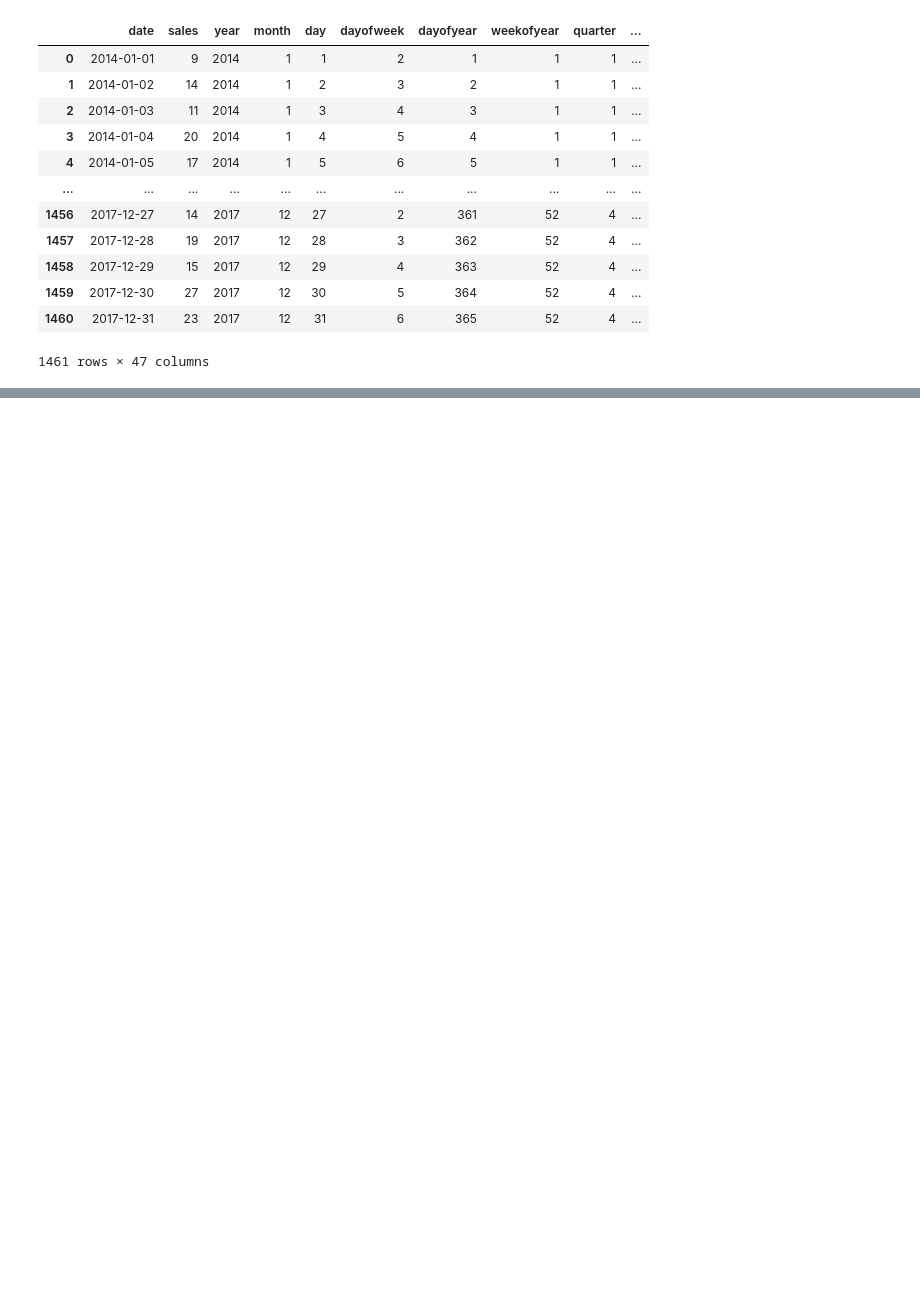
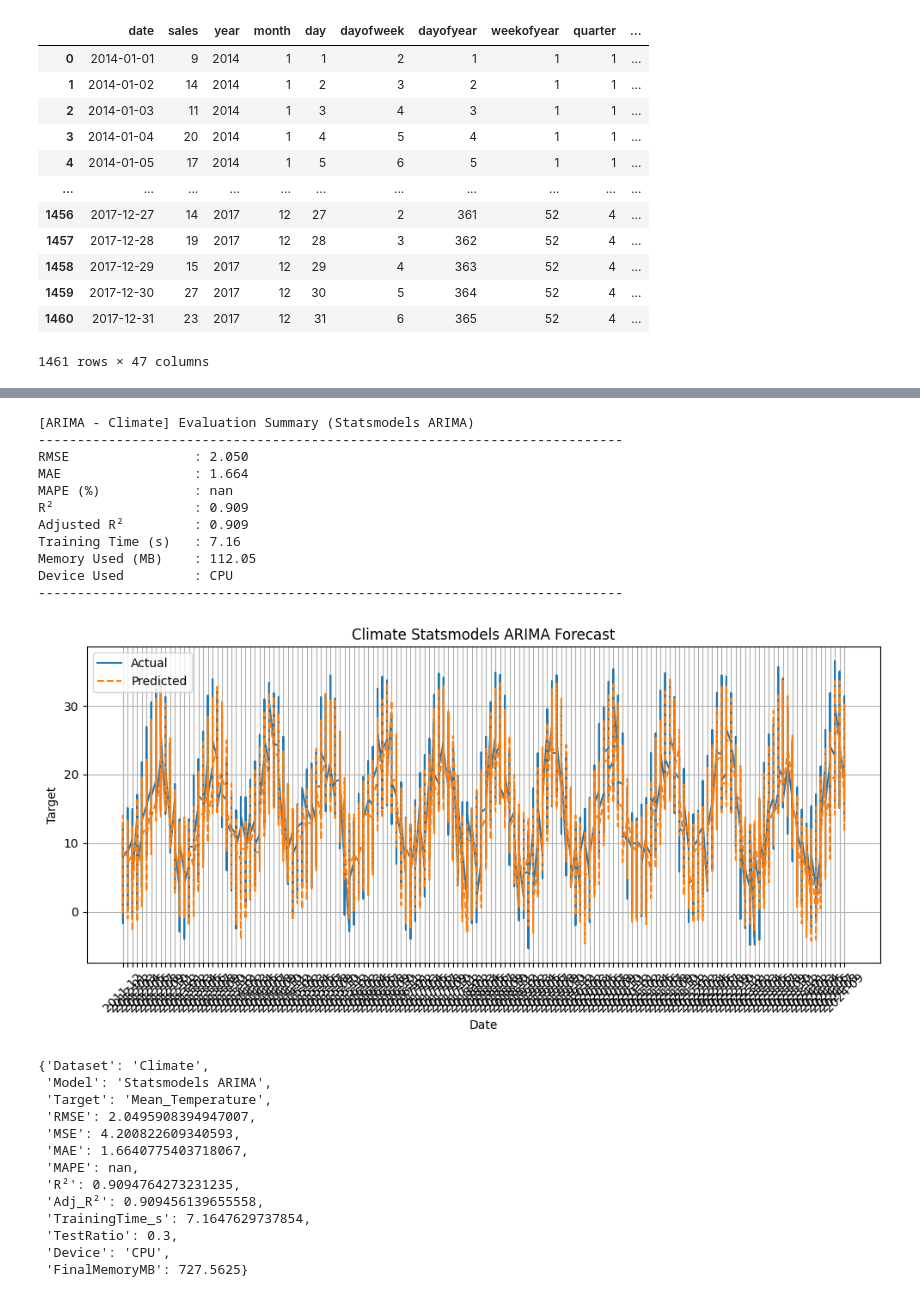
Before and after one commit to Cherry-808/DSS5104-ForecastDL, a Jupyter notebook: notebooks/ARIMA.ipynb, the cells around one changed output, grey strips where cells are left out. Cells and saved outputs as stored; diff of their text form; code cells hidden in the pictures; blank space fills up the shorter version.

```diff
--- a/notebooks/ARIMA.ipynb
+++ b/notebooks/ARIMA.ipynb
@@ -176,0 +236,14 @@ ValueError: x and y must have same first dimension, but have shapes (503,) and (
+# %%
+climate_data = pd.read_csv('../data/dataset_climate/raw/Temperature Data with Lag Features of California.csv')
+# climate_data = climate_data.dropna()
+
+# Keep only numeric columns
+numeric_df = climate_data.select_dtypes(include=[np.number])
+
+# Reattach timestamp
+numeric_df['TIME'] = climate_data['TIME'].values
+
+# Set the cleaned DataFrame back
+climate_data = numeric_df
+
+climate_data
@@ -176,0 +264,47 @@ ValueError: x and y must have same first dimension, but have shapes (503,) and (
+# %%
+# Run ARIMA Model on Climate Data
+
+# Define parameters for LSTM model
+climate_data.name = "Climate"
+target = 'Mean_Temperature'
+date_col = 'TIME'  # Column name for the date
+test_ratio = 0.3  # Proportion of data to use for testing
+engine = "statsmodels"
+order=(5, 1, 0)  # ARIMA order (p, d, q)
+
+climate_arima_results = run_arima_on_dataset(
+    climate_data,
+    target,
+    date_col,
+    test_ratio,
+    engine,
+    order
+)
+
+climate_arima_results
+# %% [output]
+[ARIMA - Climate] Evaluation Summary (Statsmodels ARIMA)
+---------------------------------------------------------------------------
+RMSE                : 2.050
+MAE                 : 1.664
+MAPE (%)            : nan
+R²                  : 0.909
+Adjusted R²         : 0.909
+Training Time (s)   : 7.16
+Memory Used (MB)    : 112.05
+Device Used         : CPU
+---------------------------------------------------------------------------
+[figure, added]
+{'Dataset': 'Climate',
+ 'Model': 'Statsmodels ARIMA',
+ 'Target': 'Mean_Temperature',
+ 'RMSE': 2.0495908394947007,
+ 'MSE': 4.200822609340593,
+ 'MAE': 1.6640775403718067,
+ 'MAPE': nan,
+ 'R²': 0.9094764273231235,
+ 'Adj_R²': 0.909456139655558,
+ 'TrainingTime_s': 7.1647629737854,
+ 'TestRatio': 0.3,
+ 'Device': 'CPU',
+ 'FinalMemoryMB': 727.5625}
```
Also changed, not shown: parts of 9 cells of this notebook, 1 other file.
